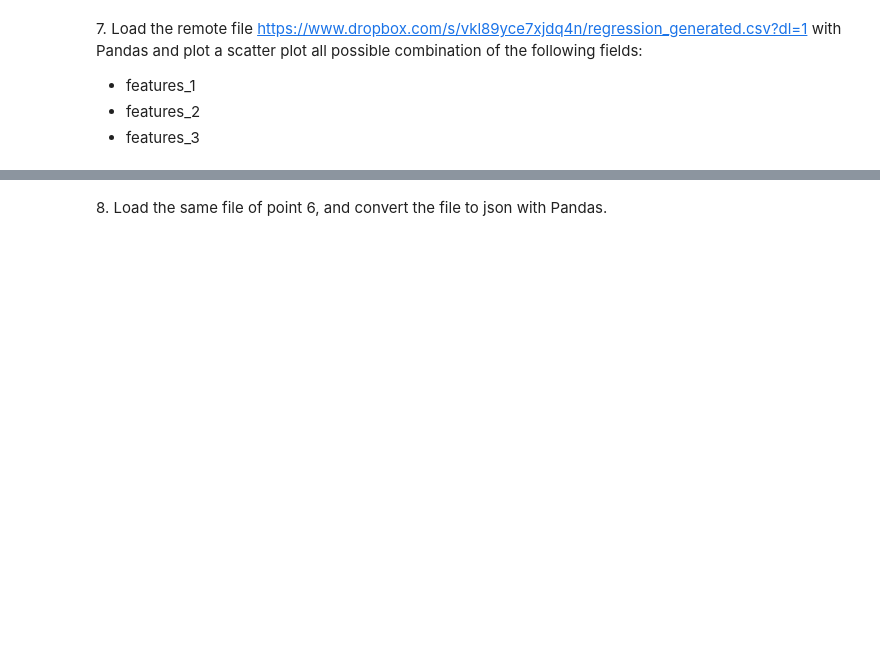
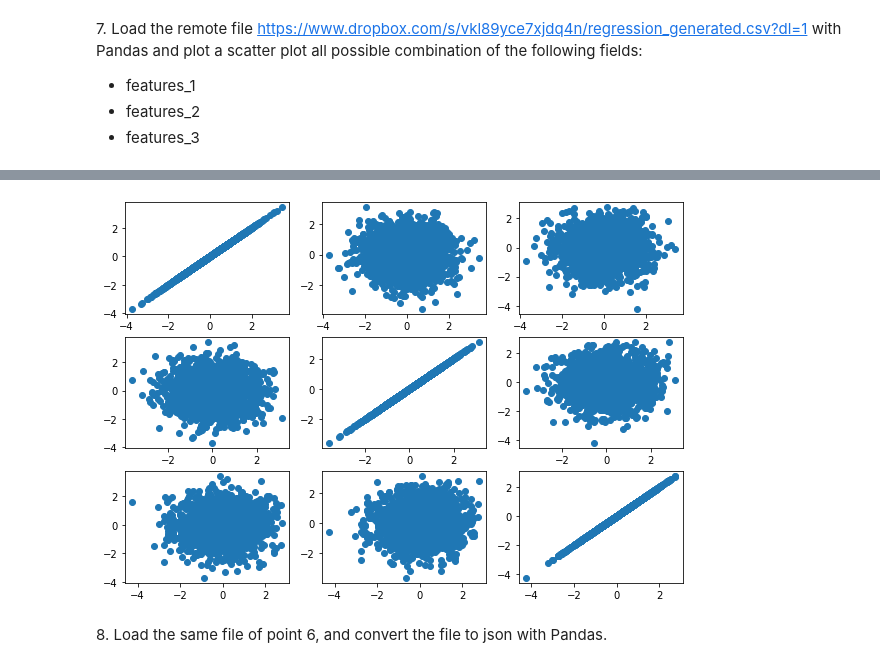
Before and after one commit to LauraRavagnani/LaboratoryOfComputationalPhysics_Y6, a Jupyter notebook: 05ex_OSEMN.ipynb, the cells around one changed output, grey strips where cells are left out. Drawn from its saved outputs; the diff is of its cells as text; code cells hidden in the pictures; blank space fills up the shorter version.

```diff
--- a/05ex_OSEMN.ipynb
+++ b/05ex_OSEMN.ipynb
@@ -16,8 +21,2 @@ f.close()
 # %% [markdown]
 2\. Create a random matrix of 5x5 and then save it to a text file named "data.txt"
-# %%
-f = open("data.txt", 'w')
-a = npr.rand(5,5)
-f.write(str(a))
-f.close()
-print(a)
@@ -30,7 +30,2 @@ print(a)
 # %% [markdown]
 3\. Load the saved txt file of point 2 and convert it to a csv file (by hand)
-# %%
-file_name = "data.txt"
-data = pd.read_csv(file_name, header = None) #, nrows=10, skiprows=range(1,1))
-data.to_csv("data.csv", index = None)
-print(data)
@@ -84,0 +41,15 @@ for codes in data[0:len(data)-1]:
+# %%
+with open('credit_card.dat', 'r') as file:
+    data = np.array([f for f in file])
+
+# delete last line
+data = data[:-1]
+
+for card in data:
+    code = []
+    for i in range(0, len(card) - 5, 6):
+        c = ''.join(card[i:i+6])
+        code.append(chr(int(c, 2)))
+    codes = ''.join(code)
+
+    print(codes)
@@ -116,11 +153,3 @@ array([[<AxesSubplot:title={'center':'class'}>]], dtype=object)
   + features_1
   + features_2
   + features_3
-# %%
-url = 'https://www.dropbox.com/s/vkl89yce7xjdq4n/regression_generated.csv?dl=1'
-data = pd.read_csv(url)
-
-for i in ['features_1', 'features_2', 'features_3']:
-    for j in ['features_1', 'features_2', 'features_3']:
-        if i != j:
-            data.plot.scatter(i, j)
@@ -134,2 +178,15 @@ for i in ['features_1', 'features_2', 'features_3']:
+# %%
+data = pd.read_csv('regression_generated.csv')
+#print(data.head())
+
+features = [data['features_1'], data['features_2'], data['features_3']]
+col_names = ['features_1', 'features_2', 'features_3']
+
+fig, ax = plt.subplots(nrows=3, ncols=3, figsize = (10, 7))
+for i in range(3):
+    for j in range(3):
+        ax[i][j].scatter(features[i], features[j])
+# %% [output]
+[figure, added]
 # %% [markdown]
 8\. Load the same file of point 6, and convert the file to json with Pandas.
```
Also changed, not shown: parts of 16 cells of this notebook, 5 other files.
